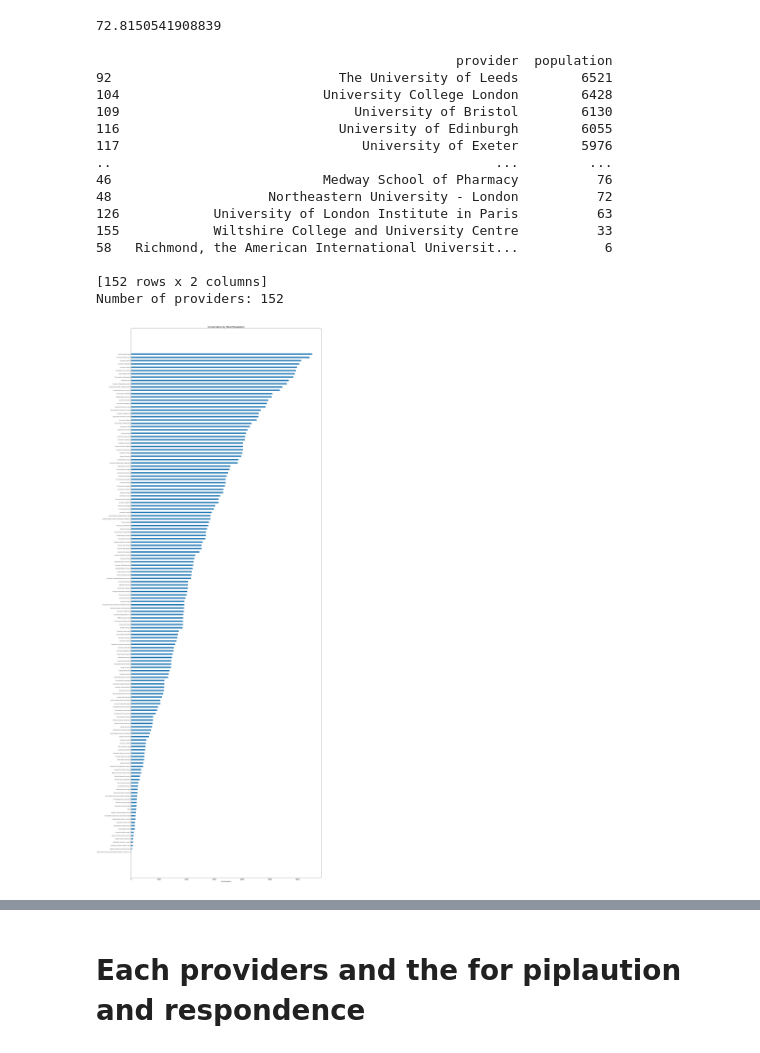
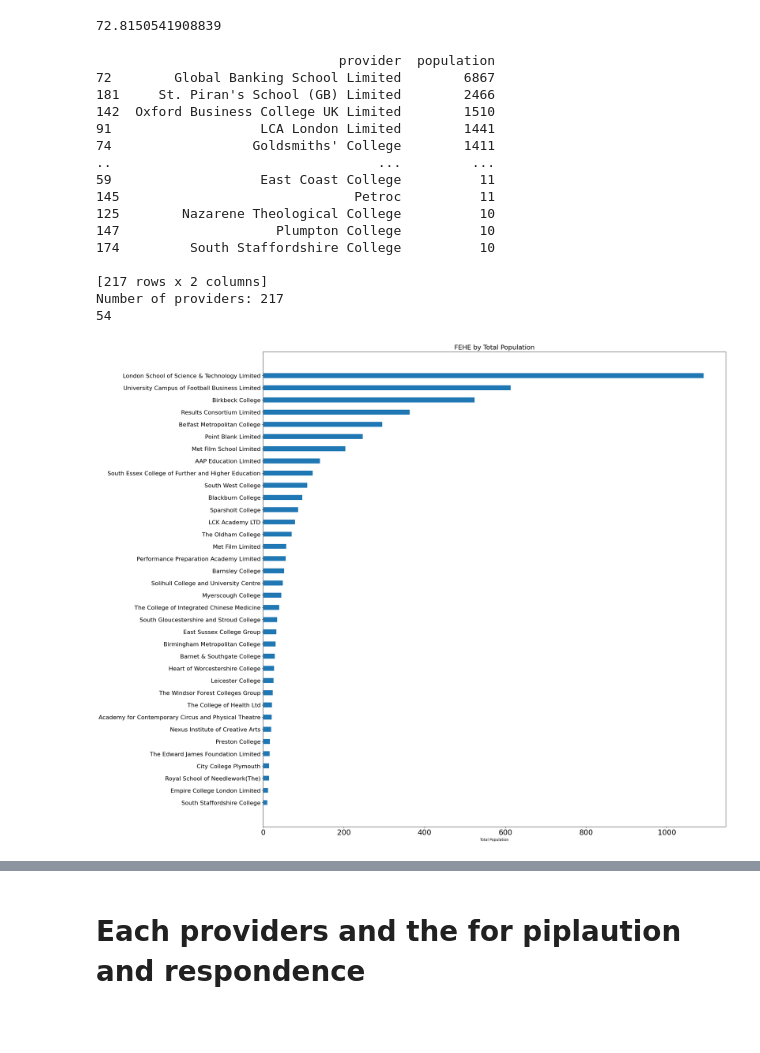
Before and after one commit to ZahinHussain/Analytic-software-technologies, a Jupyter notebook: graphs.ipynb, the cells around one changed output, grey strips where cells are left out. Cells and saved outputs as stored; diff of their text form; code cells hidden in the pictures; blank space fills up the shorter version.

```diff
--- a/graphs.ipynb
+++ b/graphs.ipynb
@@ -143,7 +160,7 @@ print((total_res/total_pop)*100)
 import pandas as pd
 import matplotlib.pyplot as plt
 
-df = pd.read_csv("onlyUni.csv")
+df = pd.read_csv("FEHE.csv")
 
 # --- DATA PROCESSING ---
 
@@ -163,55 +180,65 @@ provider_population = (
 
 # 4. Sort and exclude top 2 online providers, then take top 10
 top_10 = (
     provider_population
     .sort_values('population', ascending=False)
-    .iloc[5:]
+
 
 )
 
 print(top_10)
 print("Number of providers:", len(top_10))  # should be 10
 
-# --- PLOTTING ---
-num_unis = len(top_10)
 
-fig_height = max(0.4 * num_unis, 20)  # auto-scale height
+#index delelte
+
+skip = 4
+total_thing = int(len(top_10) / skip)
+
+print(total_thing)
+top_10 = top_10.iloc[6:]
+top_10 = top_10.iloc[::6]
+
+
+
+fig_height = max(0.4 * len(top_10), 20)  # auto-scale height
 
 fig, ax = plt.subplots(figsize=(25, fig_height))
 
 ax.barh(
     top_10['provider'],
     top_10['population'],
     height=0.4
 )
 
-ax.set_title("Universities by Total Population", fontsize=18)
+ax.set_title("FEHE by Total Population", fontsize=18)
 ax.set_xlabel("Total Population")
 ax.invert_yaxis()
 
 # Improve label readability
-ax.tick_params(axis='y', labelsize=8)
-ax.tick_params(axis='x', labelsize=12)
+ax.tick_params(axis='y', labelsize=16)
+ax.tick_params(axis='x', labelsize=20)
 
 plt.tight_layout(pad=3)
 plt.show()
 # %% [output]
-                                              provider  population
-92                             The University of Leeds        6521
-104                          University College London        6428
-109                              University of Bristol        6130
-116                            University of Edinburgh        6055
-117                               University of Exeter        5976
-..                                                 ...         ...
-46                           Medway School of Pharmacy          76
-48                    Northeastern University - London          72
-126            University of London Institute in Paris          63
-155            Wiltshire College and University Centre          33
-58   Richmond, the American International Universit...           6
+                               provider  population
+72        Global Banking School Limited        6867
+181     St. Piran's School (GB) Limited        2466
+142  Oxford Business College UK Limited        1510
+91                   LCA London Limited        1441
+74                  Goldsmiths' College        1411
+..                                  ...         ...
+59                   East Coast College          11
+145                              Petroc          11
+125        Nazarene Theological College          10
+147                    Plumpton College          10
+174         South Staffordshire College          10
 
-[152 rows x 2 columns]
-Number of providers: 152
+[217 rows x 2 columns]
+Number of providers: 217
+54
-[figure, old version]
+[figure, new version]
 # %%
 
 import pandas as pd
```
Also changed, not shown: parts of 11 cells of this notebook, 6 other files.
